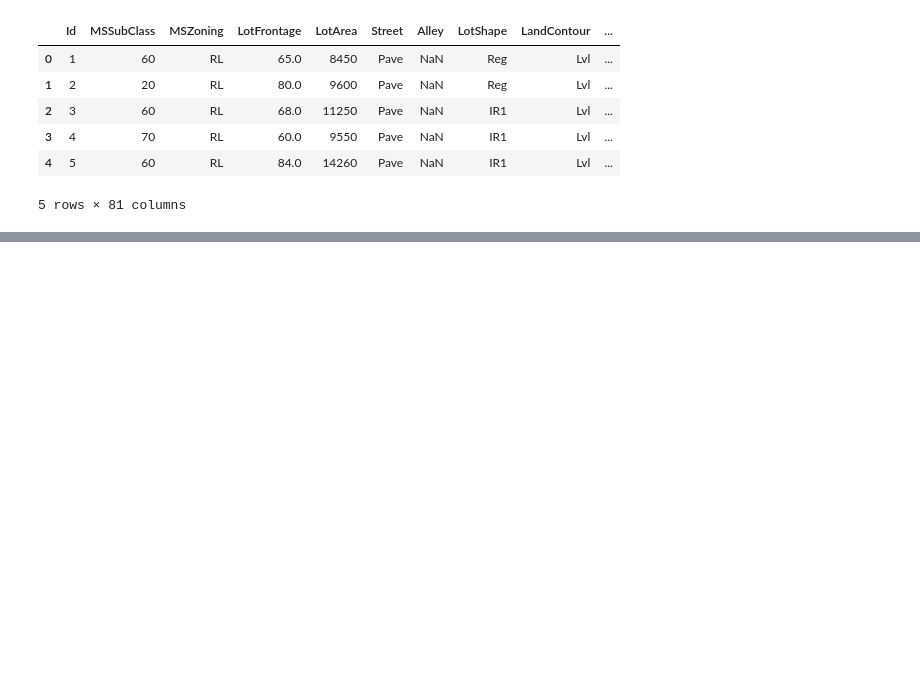
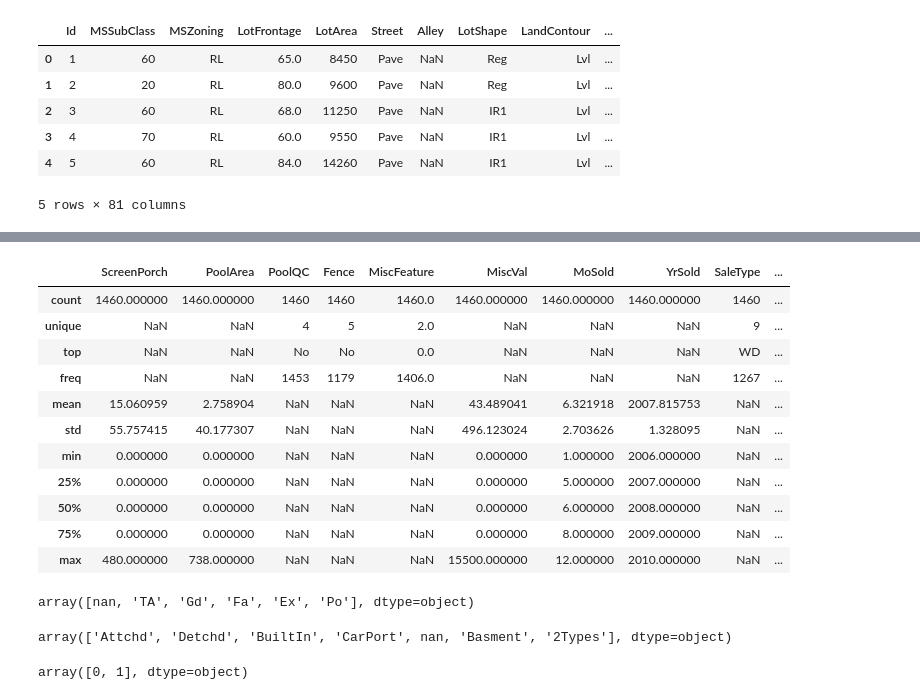
Before and after one commit to rogotulka/HousePrediction, a Jupyter notebook: House_price_prediction.ipynb, the cells around one changed output, grey strips where cells are left out. Saved outputs shown, nothing was run; the diff lists cells and outputs as text; code cells hidden in the pictures; blank space fills up the shorter version.

```diff
--- a/House_price_prediction.ipynb
+++ b/House_price_prediction.ipynb
@@ -21,0 +127,27 @@ df.head()
+# %%
+houses.describe(include = 'all').ix[:,70:80]
+# %% [output]
+|  | ScreenPorch | PoolArea | PoolQC | Fence | MiscFeature | MiscVal | MoSold | YrSold | SaleType | ... |
+| count | 1460.000000 | 1460.000000 | 1460 | 1460 | 1460.0 | 1460.000000 | 1460.000000 | 1460.000000 | 1460 | ... |
+| unique | NaN | NaN | 4 | 5 | 2.0 | NaN | NaN | NaN | 9 | ... |
+| top | NaN | NaN | No | No | 0.0 | NaN | NaN | NaN | WD | ... |
+| freq | NaN | NaN | 1453 | 1179 | 1406.0 | NaN | NaN | NaN | 1267 | ... |
+| mean | 15.060959 | 2.758904 | NaN | NaN | NaN | 43.489041 | 6.321918 | 2007.815753 | NaN | ... |
+| std | 55.757415 | 40.177307 | NaN | NaN | NaN | 496.123024 | 2.703626 | 1.328095 | NaN | ... |
+| min | 0.000000 | 0.000000 | NaN | NaN | NaN | 0.000000 | 1.000000 | 2006.000000 | NaN | ... |
+| 25% | 0.000000 | 0.000000 | NaN | NaN | NaN | 0.000000 | 5.000000 | 2007.000000 | NaN | ... |
+| 50% | 0.000000 | 0.000000 | NaN | NaN | NaN | 0.000000 | 6.000000 | 2008.000000 | NaN | ... |
+| 75% | 0.000000 | 0.000000 | NaN | NaN | NaN | 0.000000 | 8.000000 | 2009.000000 | NaN | ... |
+| max | 480.000000 | 738.000000 | NaN | NaN | NaN | 15500.000000 | 12.000000 | 2010.000000 | NaN | ... |
+# %%
+houses['FireplaceQu'].unique()
+# %% [output]
+array([nan, 'TA', 'Gd', 'Fa', 'Ex', 'Po'], dtype=object)
+# %%
+houses['GarageType'].unique()
+# %% [output]
+array(['Attchd', 'Detchd', 'BuiltIn', 'CarPort', nan, 'Basment', '2Types'], dtype=object)
+# %%
+houses['MiscFeature'].unique()
+# %% [output]
+array([0, 1], dtype=object)
```
Also changed, not shown: parts of 14 cells of this notebook.
